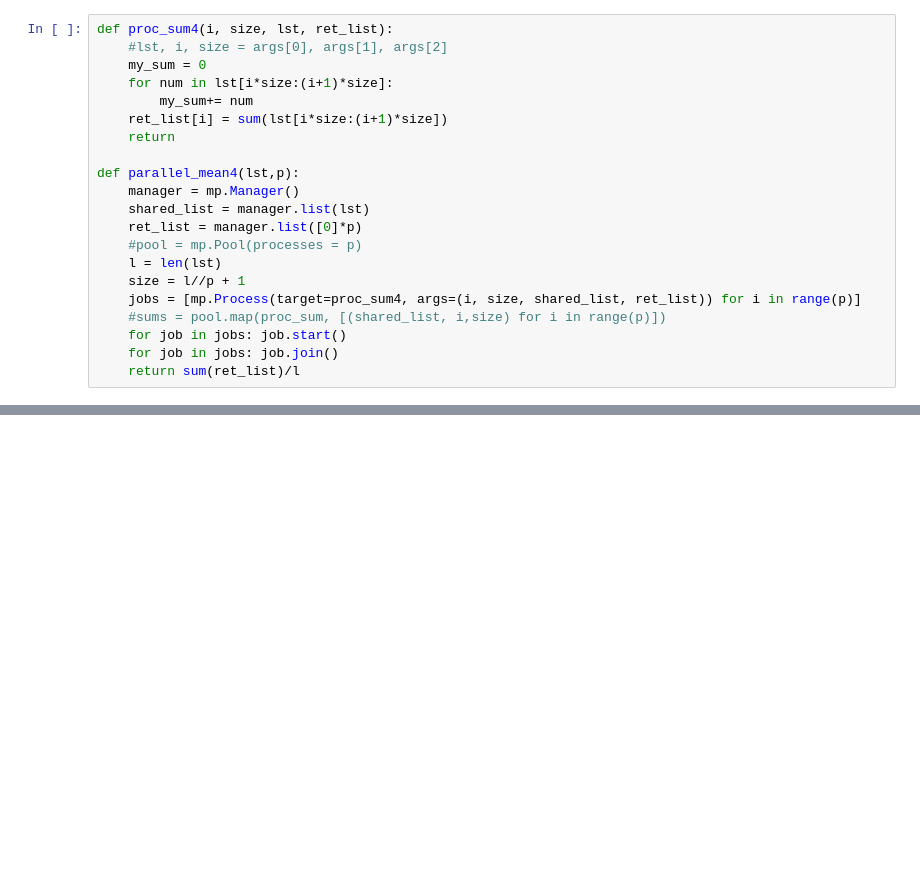
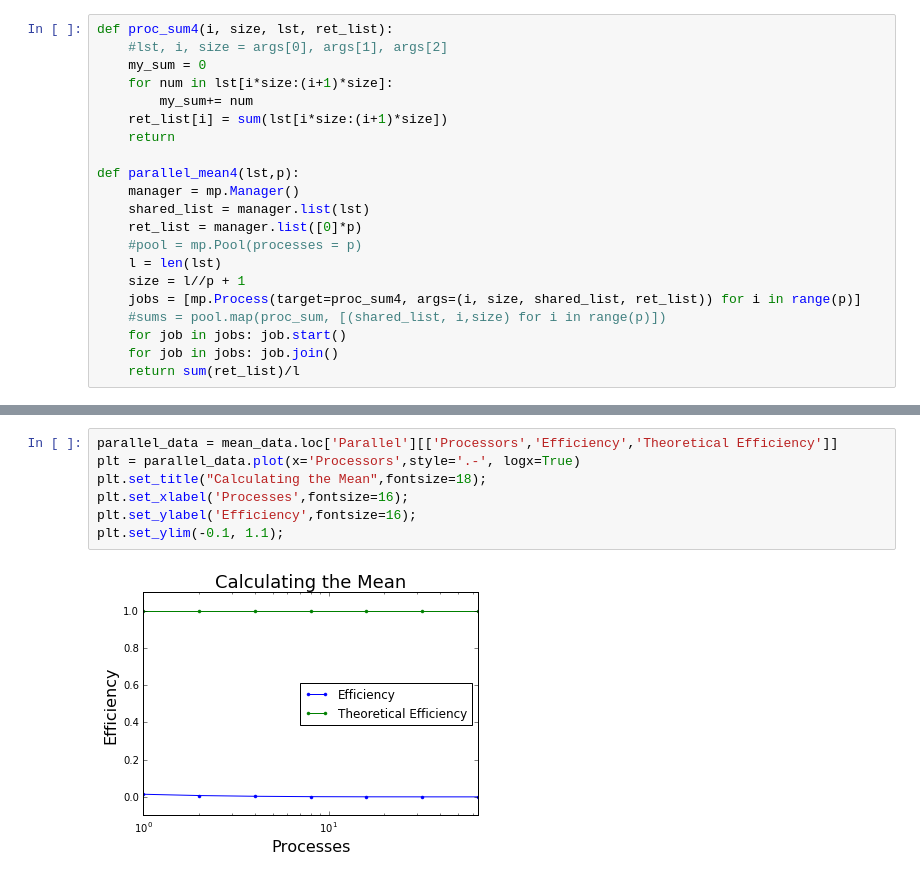
Before and after one commit to shawsa/me571, a Jupyter notebook: hw1/hw1p2.ipynb, the cells around one changed output, grey strips where cells are left out. Drawn from its saved outputs; the diff is of its cells as text; blank space fills up the shorter version.

```diff
--- a/hw1/hw1p2.ipynb
+++ b/hw1/hw1p2.ipynb
@@ -162,0 +246,9 @@ parallel_mean5(lst,1) - u_serial
+# %%
+parallel_data = mean_data.loc['Parallel'][['Processors','Efficiency','Theoretical Efficiency']]
+plt = parallel_data.plot(x='Processors',style='.-', logx=True)
+plt.set_title("Calculating the Mean",fontsize=18);
+plt.set_xlabel('Processes',fontsize=16);
+plt.set_ylabel('Efficiency',fontsize=16);
+plt.set_ylim(-0.1, 1.1);
+# %% [output]
+[figure, added]
```
Also changed, not shown: parts of 64 cells of this notebook, 2 other files.
